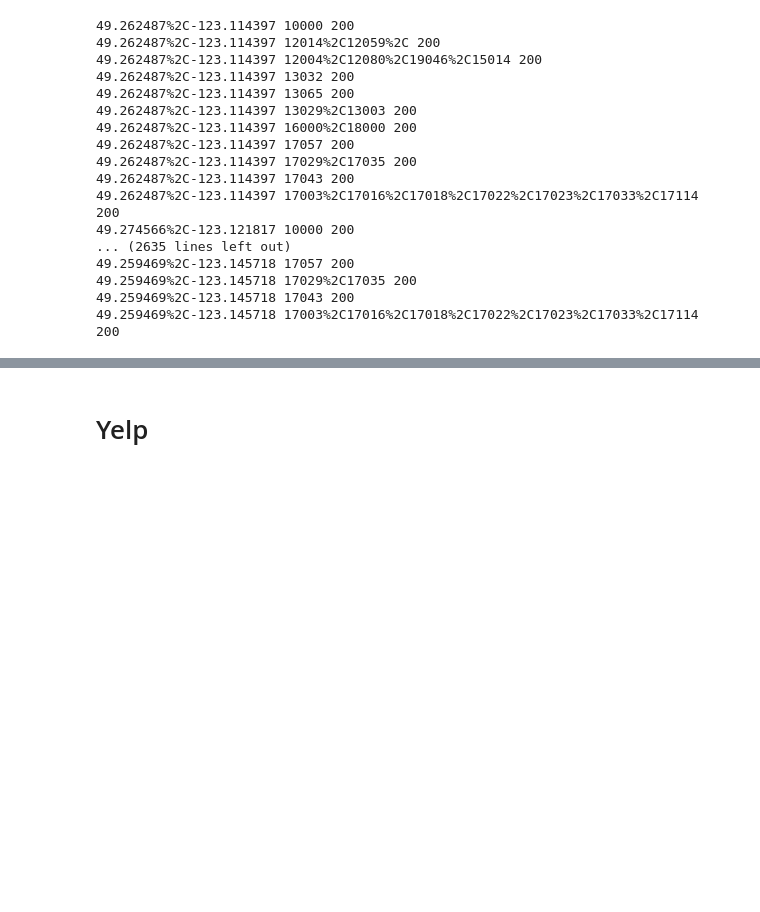
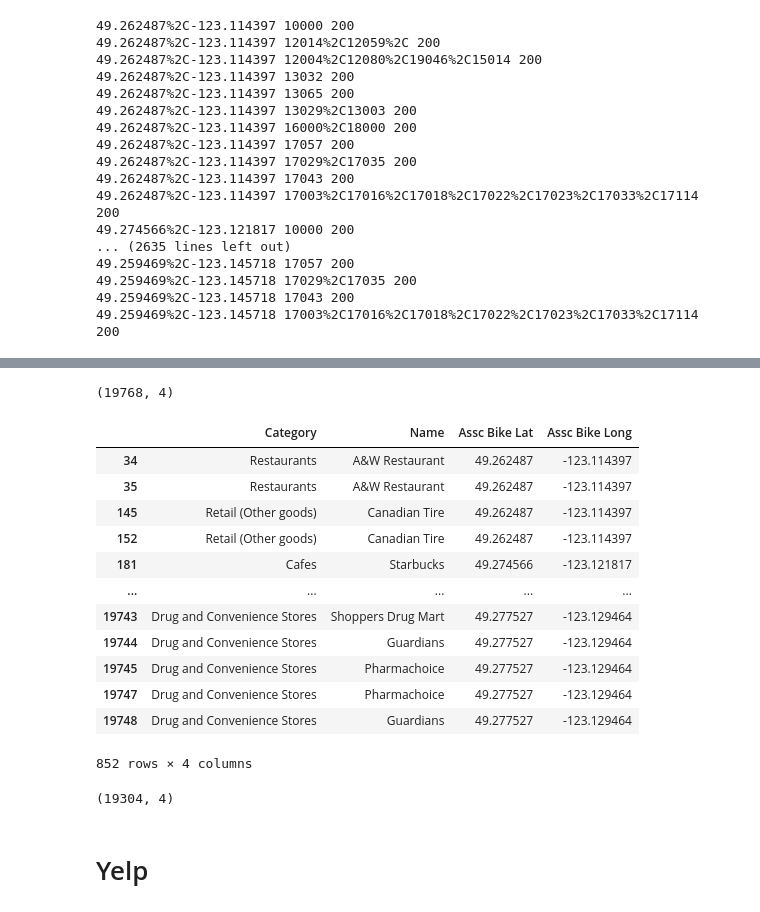
Before and after one commit to btmarsh6/Statistical-Modeling-Project, a Jupyter notebook: notebooks/yelp_foursquare_EDA.ipynb, the cells around one changed output, grey strips where cells are left out. Saved outputs shown, nothing was run; the diff lists cells and outputs as text; code cells hidden in the pictures; blank space fills up the shorter version.

Commit message:
Retrieved Yelp data and loaded it into dataframe. Exported yelp df to csv. Began cleaning Foursquare data.

```diff
--- a/notebooks/yelp_foursquare_EDA.ipynb
+++ b/notebooks/yelp_foursquare_EDA.ipynb
@@ -144,0 +141,26 @@ Put your parsed results into a DataFrame
+# %%
+foursq_df = pd.read_csv('foursquare_df')
+foursq_df.shape
+# %% [output]
+(19768, 4)
+# %%
+foursq_df[foursq_df.duplicated(keep=False)]
+# %% [output]
+|  | Category | Name | Assc Bike Lat | Assc Bike Long |
+| 34 | Restaurants | A&W Restaurant | 49.262487 | -123.114397 |
+| 35 | Restaurants | A&W Restaurant | 49.262487 | -123.114397 |
+| 145 | Retail (Other goods) | Canadian Tire | 49.262487 | -123.114397 |
+| 152 | Retail (Other goods) | Canadian Tire | 49.262487 | -123.114397 |
+| 181 | Cafes | Starbucks | 49.274566 | -123.121817 |
+| ... | ... | ... | ... | ... |
+| 19743 | Drug and Convenience Stores | Shoppers Drug Mart | 49.277527 | -123.129464 |
+| 19744 | Drug and Convenience Stores | Guardians | 49.277527 | -123.129464 |
+| 19745 | Drug and Convenience Stores | Pharmachoice | 49.277527 | -123.129464 |
+| 19747 | Drug and Convenience Stores | Pharmachoice | 49.277527 | -123.129464 |
+| 19748 | Drug and Convenience Stores | Guardians | 49.277527 | -123.129464 |
+852 rows × 4 columns
+# %%
+foursq_df_dupes = foursq_df.drop_duplicates()
+foursq_df_dupes.shape
+# %% [output]
+(19304, 4)
```
Also changed, not shown: parts of 12 cells of this notebook, 2 other files.
